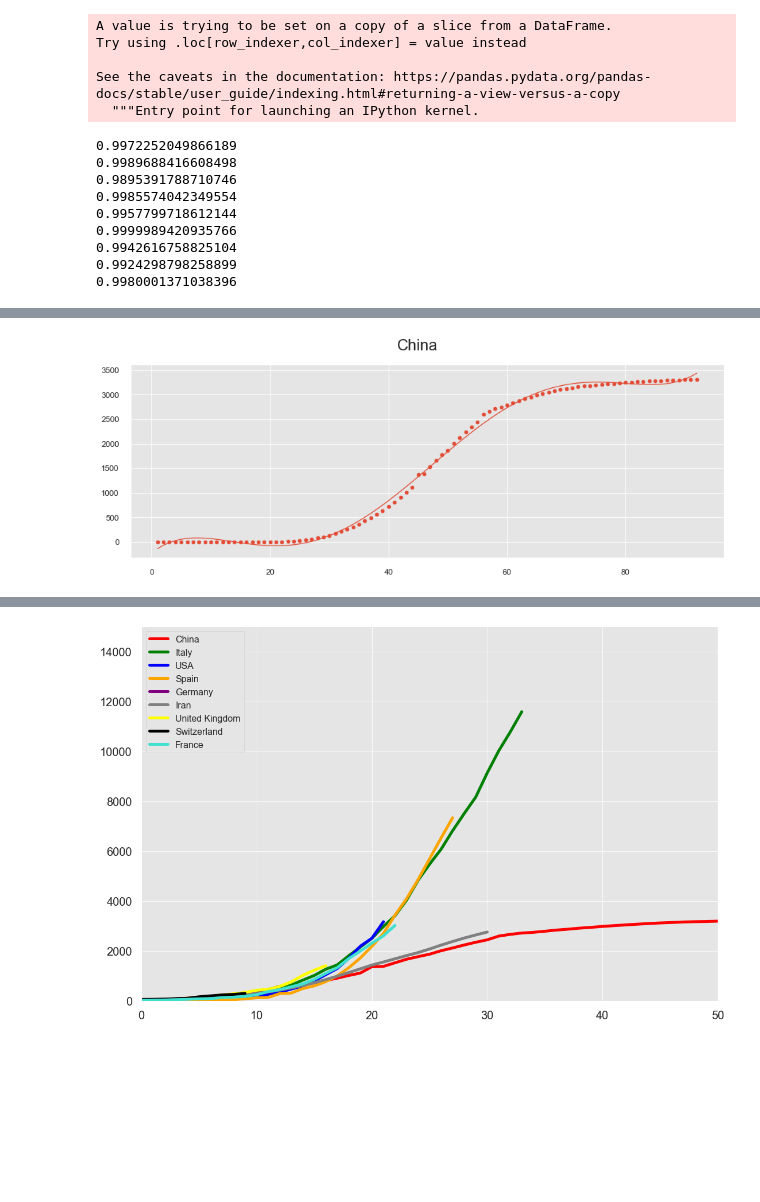
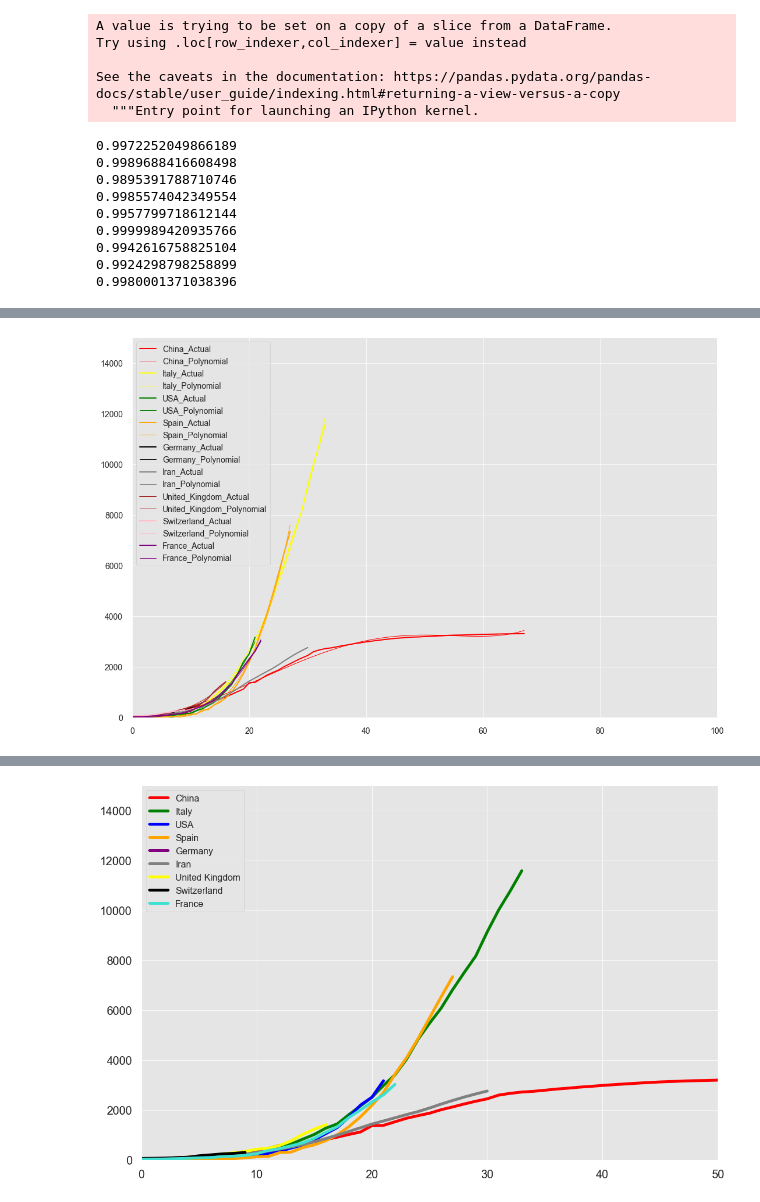
Before and after one commit to CYPRIOTACE/COVID-19-Analysis, a Jupyter notebook: COVID-19 cases analysis-checkpoint.ipynb, the cells around one changed output, grey strips where cells are left out. Saved outputs shown, nothing was run; the diff lists cells and outputs as text; code cells hidden in the pictures; blank space fills up the shorter version.

```diff
--- a/COVID-19 cases analysis-checkpoint.ipynb
+++ b/COVID-19 cases analysis-checkpoint.ipynb
@@ -583,112 +583,83 @@ USAy1=dfUSA1.to_numpy()
 poly_reg2 = PolynomialFeatures(degree=5)
 X_poly2 = poly_reg2.fit_transform(USAx1.reshape(-1, 1))
 # %%
-plt.figure(1)
+fig, ax = plt.subplots(1, figsize=(18, 12))
+
 lin_reg_2 = linear_model.LinearRegression()
 lin_reg_2.fit(X_poly, y1.reshape(-1, 1))
 y_pred = lin_reg_2.predict(X_poly)
-sns.set_style("darkgrid",  {"axes.facecolor": "1.9"})
-sns.set_context("paper", font_scale=1.3)
-plt.figure(figsize=(15,5))
-plt.scatter(x1, y1);
-plt.plot(x1, y_pred);
-plt.suptitle('China', fontsize=22)
+ax.plot(x1-25, y1, color="red", label="China_Actual", linewidth=2)
+ax.plot(x1-25, y_pred, color="red", label="China_Polynomial", linewidth=1)
 print(r2_score(y1, y_pred))
 
 
-plt.figure(2)
 lin_reg_2 = linear_model.LinearRegression()
 lin_reg_2.fit(X_poly1, Italyy1.reshape(-1, 1))
 y_pred = lin_reg_2.predict(X_poly1)
-sns.set_context("paper", font_scale=1.3)
-plt.figure(figsize=(15,5))
-plt.scatter(Italyx1,Italyy1);
-plt.plot(Italyx1, y_pred);
-plt.suptitle('Italy', fontsize=22)
+ax.plot(Italyx1-28, Italyy1, color="yellow", label="Italy_Actual", linewidth=2)
+ax.plot(Italyx1-28, y_pred, color="yellow", label="Italy_Polynomial", linewidth=1)
 print(r2_score(Italyy1, y_pred))
 
 
-plt.figure(3)
 lin_reg_2 = linear_model.LinearRegression()
 lin_reg_2.fit(X_poly2, USAy1.reshape(-1, 1))
 y_pred = lin_reg_2.predict(X_poly2)
-sns.set_context("paper", font_scale=1.3)
-plt.figure(figsize=(15,5))
-plt.scatter(USAx1,USAy1);
-plt.plot(USAx1, y_pred);
-plt.suptitle('USA', fontsize=22)
+ax.plot(USAx1-50, USAy1, color="green", label="USA_Actual", linewidth=2)
+ax.plot(USAx1-50, y_pred, color="green", label="USA_Polynomial", linewidth=1)
 print(r2_score(USAy1, y_pred))
 
 
-plt.figure(4)
 lin_reg_2 = linear_model.LinearRegression()
 lin_reg_2.fit(X_polyspain, Spainy1.reshape(-1, 1))
 y_pred = lin_reg_2.predict(X_polyspain)
-sns.set_context("paper", font_scale=1.3)
-plt.figure(figsize=(15,5))
-plt.scatter(Spainx1,Spainy1);
-plt.plot(Spainx1, y_pred);
-plt.suptitle('Spain', fontsize=22)
+ax.plot(Spainx1-33, Spainy1, color="orange", label="Spain_Actual", linewidth=2)
+ax.plot(Spainx1-33, y_pred, color="orange", label="Spain_Polynomial", linewidth=1)
 print(r2_score(Spainy1, y_pred))
 
 
-plt.figure(5)
 lin_reg_2 = linear_model.LinearRegression()
 lin_reg_2.fit(X_polyGermany, Germanyy1.reshape(-1, 1))
 y_pred = lin_reg_2.predict(X_polyGermany)
-sns.set_context("paper", font_scale=1.3)
-plt.figure(figsize=(15,5))
-plt.scatter(Germanyx1,Germanyy1);
-plt.plot(Germanyx1, y_pred);
-plt.suptitle('Germany', fontsize=22)
+ax.plot(Germanyx1-52, Germanyy1, color="black", label="Germany_Actual", linewidth=2)
+ax.plot(Germanyx1-52, y_pred, color="black", label="Germany_Polynomial", linewidth=1)
 print(r2_score(Germanyy1, y_pred))
 
 
-plt.figure(6)
 lin_reg_2 = linear_model.LinearRegression()
 lin_reg_2.fit(X_polyIran, Irany1.reshape(-1, 1))
 y_pred = lin_reg_2.predict(X_polyIran)
-sns.set_context("paper", font_scale=1.3)
-plt.figure(figsize=(15,5))
-plt.scatter(Iranx1,Irany1);
-plt.plot(Iranx1, y_pred);
-plt.suptitle('Iran', fontsize=22)
+ax.plot(Iranx1-11, Irany1, color="grey", label="Iran_Actual", linewidth=2)
+ax.plot(Iranx1-11, y_pred, color="grey", label="Iran_Polynomial", linewidth=1)
 print(r2_score(Irany1, y_pred))
 
-plt.figure(7)
+
 lin_reg_2 = linear_model.LinearRegression()
 lin_reg_2.fit(X_polyUnited_Kingdom, United_Kingdomy1.reshape(-1, 1))
 y_pred = lin_reg_2.predict(X_polyUnited_Kingdom)
-sns.set_context("paper", font_scale=1.3)
-plt.figure(figsize=(15,5))
-plt.scatter(United_Kingdomx1,United_Kingdomy1);
-plt.plot(United_Kingdomx1, y_pred);
-plt.suptitle('United_Kingdom', fontsize=22)
+ax.plot(United_Kingdomx1-45, United_Kingdomy1, color="brown", label="United_Kingdom_Actual", linewidth=2)
+ax.plot(United_Kingdomx1-45, y_pred, color="brown", label="United_Kingdom_Polynomial", linewidth=1)
 print(r2_score(United_Kingdomy1, y_pred))
 
 
-plt.figure(8)
 lin_reg_2 = linear_model.LinearRegression()
 lin_reg_2.fit(X_polySwitzerland, Switzerlandy1.reshape(-1, 1))
 y_pred = lin_reg_2.predict(X_polySwitzerland)
-sns.set_context("paper", font_scale=1.3)
-plt.figure(figsize=(15,5))
-plt.scatter(Switzerlandx1,Switzerlandy1);
-plt.plot(Switzerlandx1, y_pred);
-plt.suptitle('Switzerland', fontsize=22)
+ax.plot(Switzerlandx1-26, Switzerlandy1, color="pink", label="Switzerland_Actual", linewidth=2)
+ax.plot(Switzerlandx1-26, y_pred, color="pink", label="Switzerland_Polynomial", linewidth=1)
 print(r2_score(Switzerlandy1, y_pred))
 
 
-plt.figure(9)
 lin_reg_2 = linear_model.LinearRegression()
 lin_reg_2.fit(X_polyFrance, Francey1.reshape(-1, 1))
 y_pred = lin_reg_2.predict(X_polyFrance)
-sns.set_context("paper", font_scale=1.3)
-plt.figure(figsize=(15,5))
-plt.scatter(Francex1,Francey1);
-plt.plot(Francex1, y_pred);
-plt.suptitle('France', fontsize=22)
+ax.plot(Francex1-45, Francey1, color="purple", label="France_Actual", linewidth=2)
+ax.plot(Francex1-45, y_pred, color="purple", label="France_Polynomial", linewidth=1)
 print(r2_score(Francey1, y_pred))
+
+plt.legend(loc="upper left", frameon=True, fontsize=14)
+plt.axis([0,100,0,15000])
+plt.rc('xtick', labelsize=16)
+plt.rc('ytick', labelsize=16)
 # %% [output]
 0.9972252049866189
 0.9989688416608498
@@ -703 +673 @@ print(r2_score(Francey1, y_pred))
-[figure, old version]
+[figure, new version]
```
Also changed, not shown: parts of 2 cells of this notebook.
